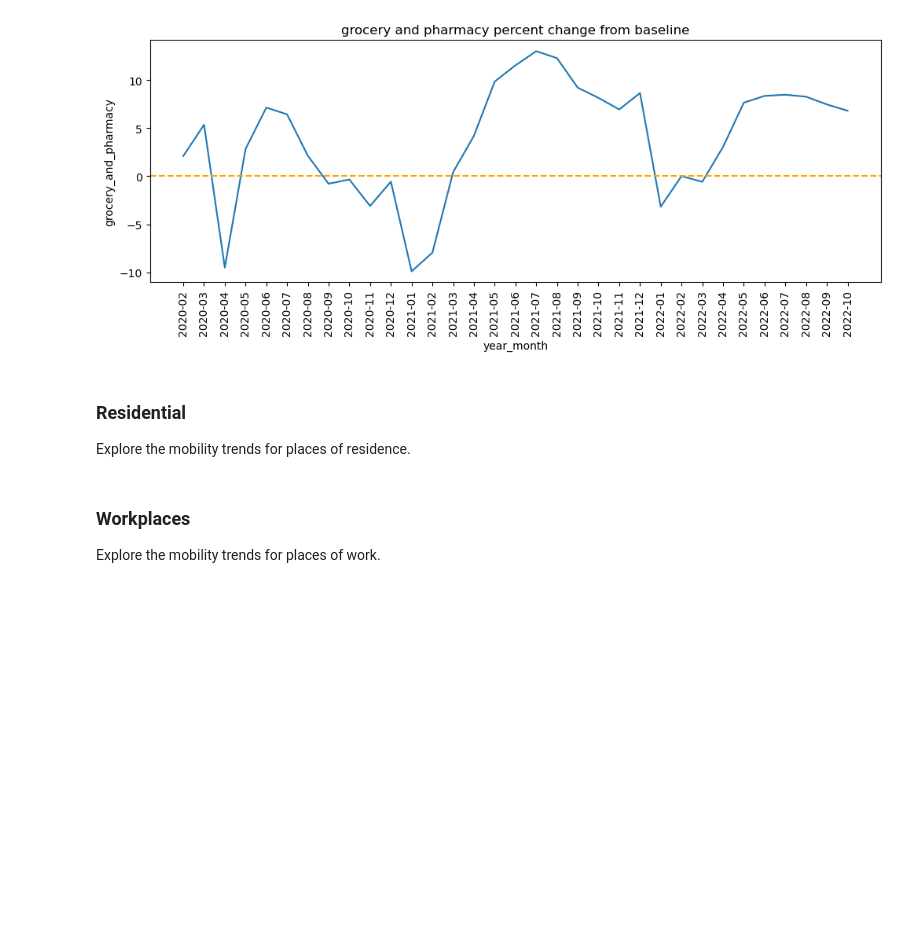
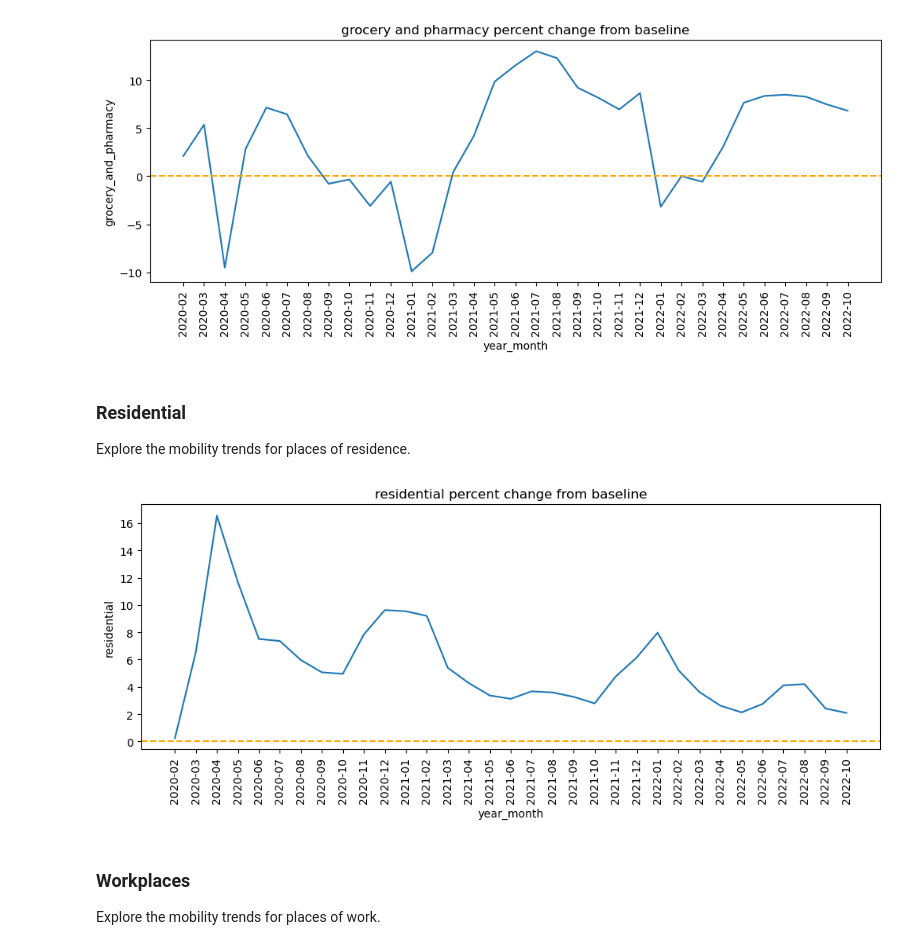
Before and after one commit to UCB-stat-159-s23/project-Group24, a Jupyter notebook: EDA_analysis.ipynb, the cells around one changed output. Drawn from its saved outputs; the diff is of its cells as text; code cells hidden in the pictures; blank space fills up the shorter version.

Commit message:
analysis of residential

```diff
--- a/EDA_analysis.ipynb
+++ b/EDA_analysis.ipynb
@@ -159,6 +159,15 @@ plt.savefig('figures/grocery_and_pharmacy_percent_change_from_baseline.png');
 # %% [markdown]
 ### Residential
 Explore the mobility trends for places of residence.
+# %%
+fig, ax = plt.subplots(figsize=(12,4))
+sns.lineplot(data=groupby_data, x='year_month', y='residential')
+ax.axhline(y=0, linestyle='dashed', color='orange')
+plt.xticks(rotation=90)
+plt.title('residential percent change from baseline')
+plt.savefig('figures/residential_percent_change_from_baseline.png');
+# %% [output]
+[figure, added]
 # %% [markdown]
 ### Workplaces
 Explore the mobility trends for places of work.
```
